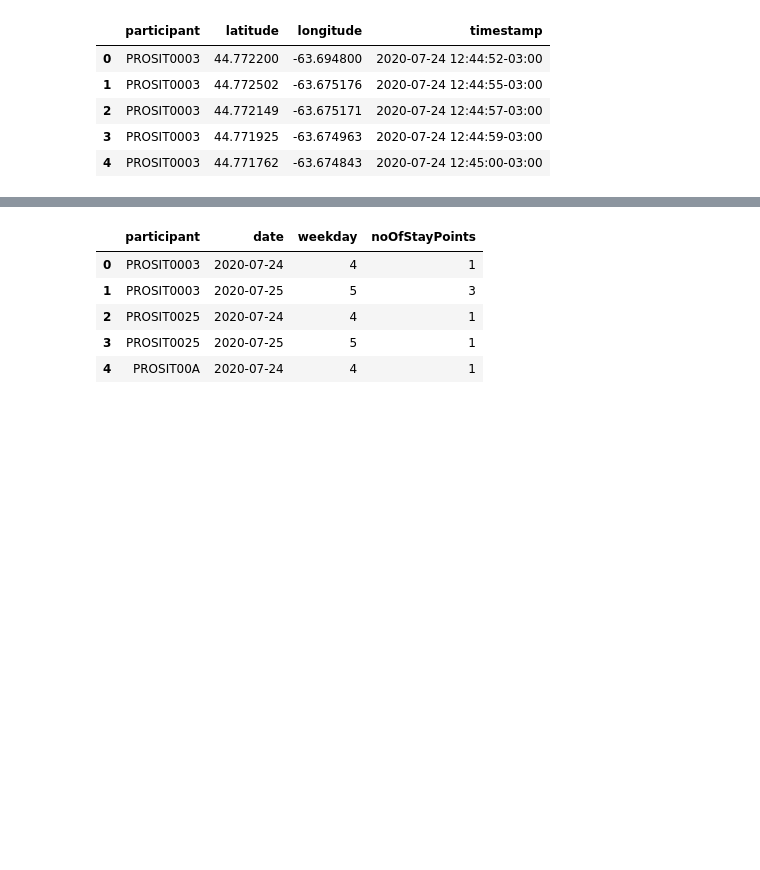
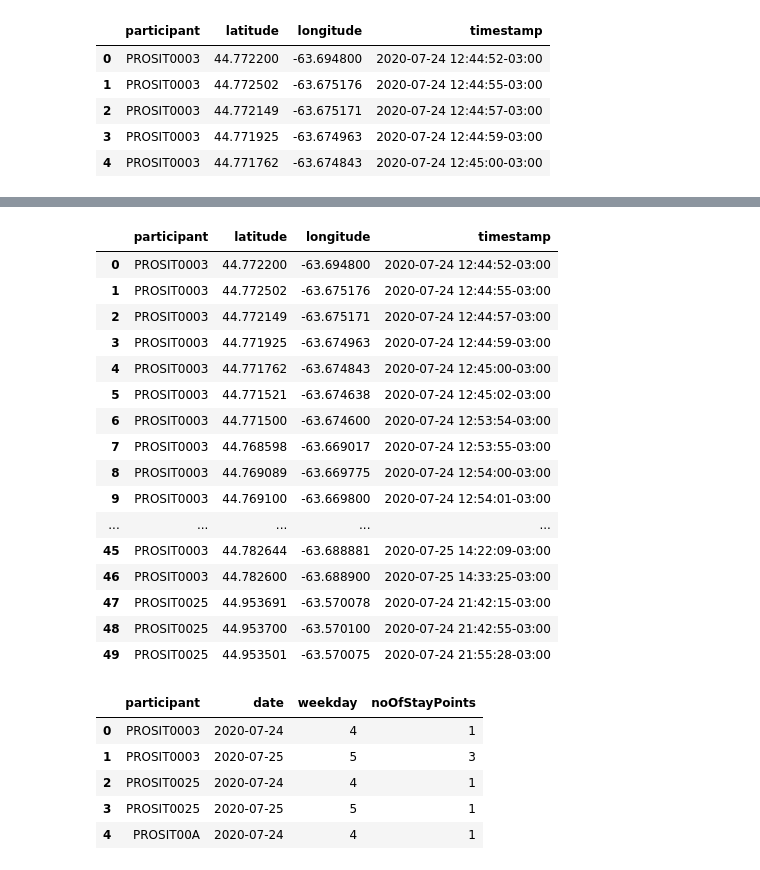
Before and after one commit to mohd-muzamil/flaskDashboard, a Jupyter notebook: preprocessing/featureEngineering/mobility.ipynb, the cells around one changed output, grey strips where cells are left out. Drawn from its saved outputs; the diff is of its cells as text; code cells hidden in the pictures; blank space fills up the shorter version.

```diff
--- a/preprocessing/featureEngineering/mobility.ipynb
+++ b/preprocessing/featureEngineering/mobility.ipynb
@@ -127,3 +139,23 @@ df_clusters["weekday"] = pd.to_datetime(df_clusters["timestamp"]).dt.weekday
+# %%
+location.head(50)
+# %% [output]
+|  | participant | latitude | longitude | timestamp |
+| 0 | PROSIT0003 | 44.772200 | -63.694800 | 2020-07-24 12:44:52-03:00 |
+| 1 | PROSIT0003 | 44.772502 | -63.675176 | 2020-07-24 12:44:55-03:00 |
+| 2 | PROSIT0003 | 44.772149 | -63.675171 | 2020-07-24 12:44:57-03:00 |
+| 3 | PROSIT0003 | 44.771925 | -63.674963 | 2020-07-24 12:44:59-03:00 |
+| 4 | PROSIT0003 | 44.771762 | -63.674843 | 2020-07-24 12:45:00-03:00 |
+| 5 | PROSIT0003 | 44.771521 | -63.674638 | 2020-07-24 12:45:02-03:00 |
+| 6 | PROSIT0003 | 44.771500 | -63.674600 | 2020-07-24 12:53:54-03:00 |
+| 7 | PROSIT0003 | 44.768598 | -63.669017 | 2020-07-24 12:53:55-03:00 |
+| 8 | PROSIT0003 | 44.769089 | -63.669775 | 2020-07-24 12:54:00-03:00 |
+| 9 | PROSIT0003 | 44.769100 | -63.669800 | 2020-07-24 12:54:01-03:00 |
+| ... | ... | ... | ... | ... |
+| 45 | PROSIT0003 | 44.782644 | -63.688881 | 2020-07-25 14:22:09-03:00 |
+| 46 | PROSIT0003 | 44.782600 | -63.688900 | 2020-07-25 14:33:25-03:00 |
+| 47 | PROSIT0025 | 44.953691 | -63.570078 | 2020-07-24 21:42:15-03:00 |
+| 48 | PROSIT0025 | 44.953700 | -63.570100 | 2020-07-24 21:42:55-03:00 |
+| 49 | PROSIT0025 | 44.953501 | -63.570075 | 2020-07-24 21:55:28-03:00 |
 # %%
 # columns=["participant", "date", "weekday", "noOfStayPoints", "locationVariance", "entropy", "normalizedEntropy", "homeStay", "radiusOfGyration"]
 mobilityFeatures = pd.DataFrame()
```
Also changed, not shown: parts of 1 cell of this notebook, 14 other files.
